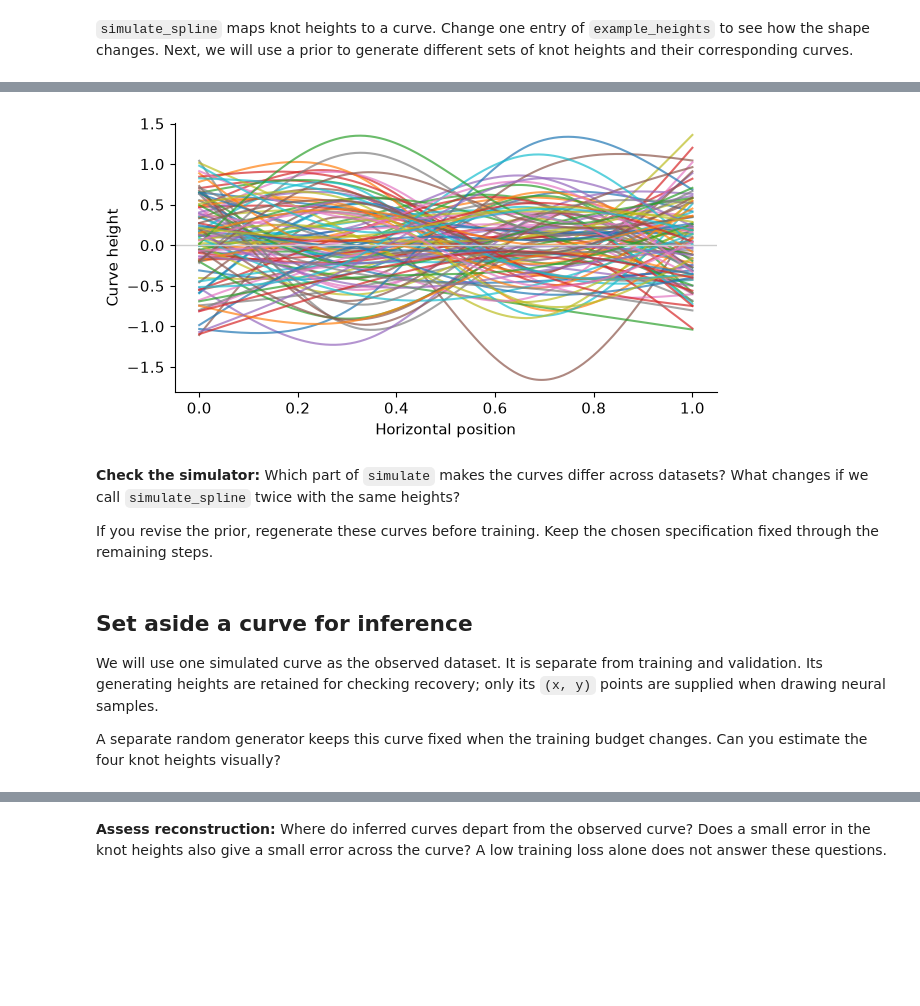
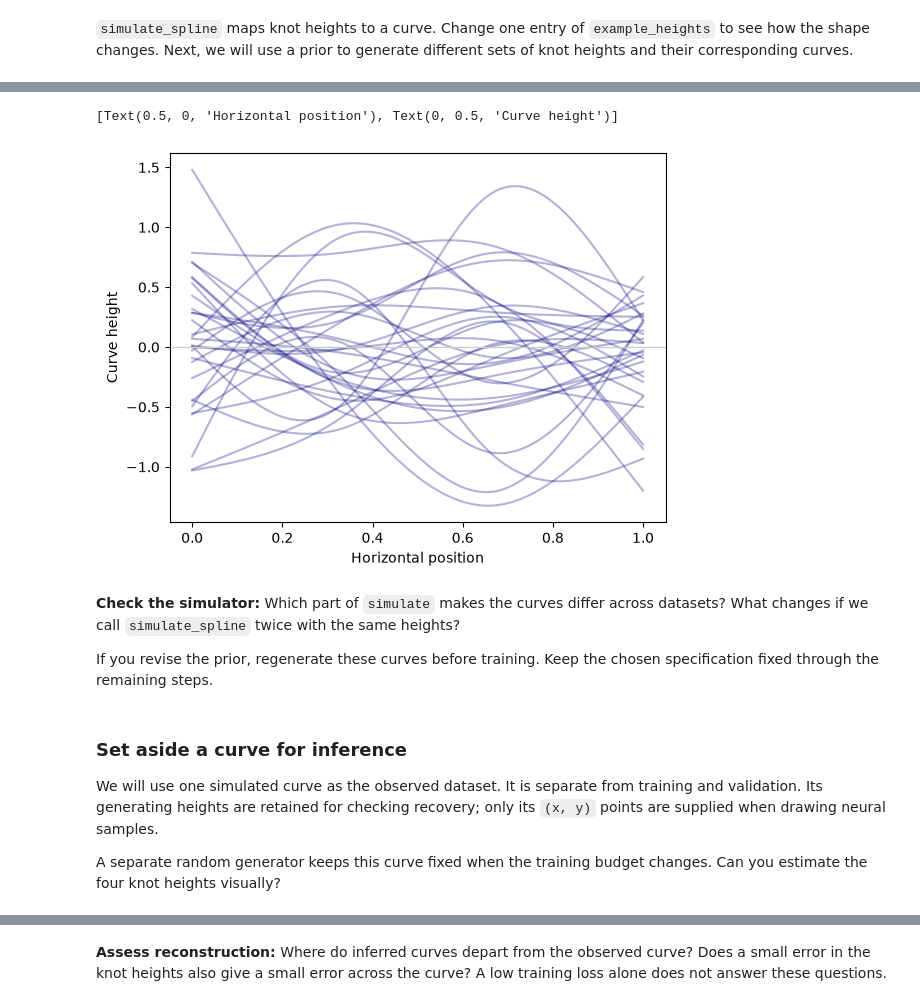
Before and after one commit to jerrymhuang/bayesflow-workshop, a Jupyter notebook: bayesflow_intro.ipynb, the cells around one changed output, grey strips where cells are left out. Drawn from its saved outputs; the diff is of its cells as text; code cells hidden in the pictures; blank space fills up the shorter version.

```diff
--- a/bayesflow_intro.ipynb
+++ b/bayesflow_intro.ipynb
@@ -168,13 +163,13 @@ shapes match the model we intended to specify.
 # %%
 fig, ax = plt.subplots()
-for observations in batch["observations"]:
-    ax.plot(*observations.T, alpha=0.7)
+for observations in simulated_batch["observations"]:
+    ax.plot(*observations.T, alpha=0.3, color="navy")
 
 ax.axhline(0, color="0.8", linewidth=1)
 ax.set(xlabel="Horizontal position", ylabel="Curve height")
-plt.show()
 # %% [output]
+[Text(0.5, 0, 'Horizontal position'), Text(0, 0.5, 'Curve height')]
-[figure, old version]
+[figure, new version]
 # %% [markdown]
 **Check the simulator:** Which part of `simulate` makes the curves differ
 across datasets? What changes if we call `simulate_spline` twice with the
@@ -183,7 +178,7 @@ same heights?
 If you revise the prior, regenerate these curves before training. Keep the
 chosen specification fixed through the remaining steps.
 # %% [markdown]
-## Set aside a curve for inference
+### Set aside a curve for inference
 
 We will use one simulated curve as the observed dataset. It is separate from
 training and validation. Its generating heights are retained for checking
```
Also changed, not shown: parts of 16 cells of this notebook.
